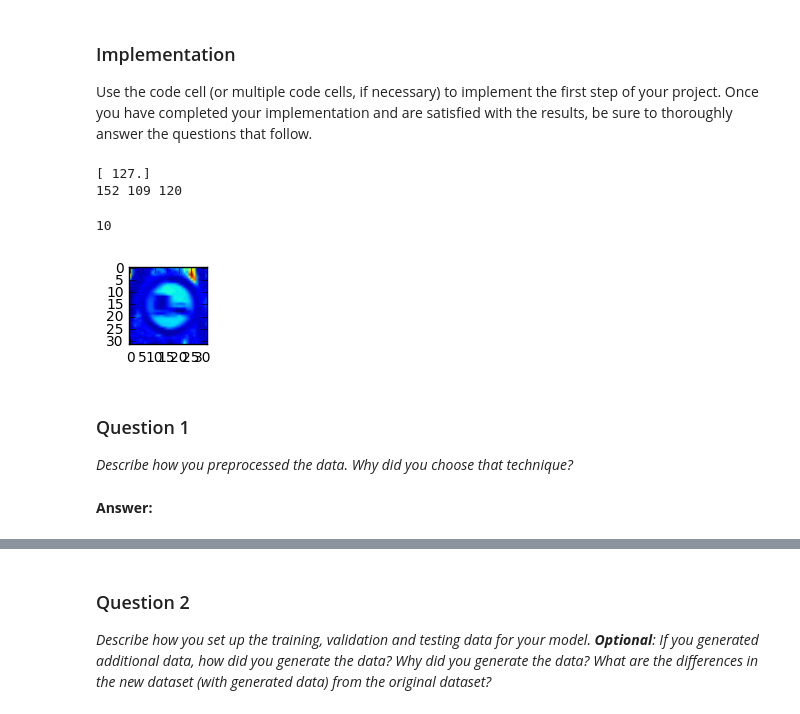
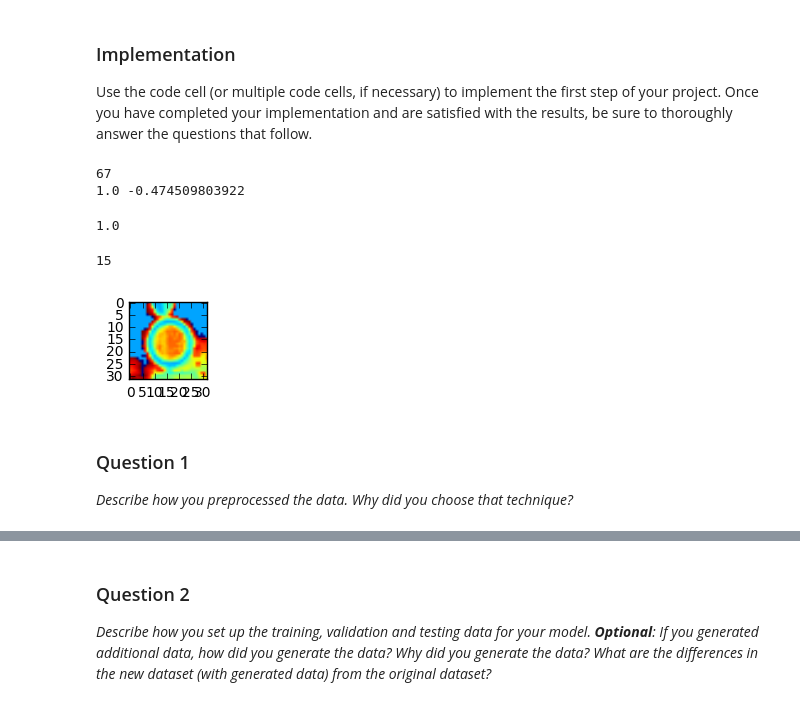
Before and after one commit to reinaldomaslim/CarND-Traffic-Sign-Classifier-Project, a Jupyter notebook: Traffic_Sign_Classifier.ipynb, the cells around one changed output, grey strips where cells are left out. Cells and saved outputs as stored; diff of their text form; code cells hidden in the pictures.

```diff
--- a/Traffic_Sign_Classifier.ipynb
+++ b/Traffic_Sign_Classifier.ipynb
@@ -19,8 +19,8 @@ import pickle
 
 # TODO: Fill this in based on where you saved the training and testing data
 
-training_file = "/home/rm/udacity/term_1/CarND-Traffic-Sign-Classifier-Project/train.p"
-testing_file = "/home/rm/udacity/term_1/CarND-Traffic-Sign-Classifier-Project/test.p"
+training_file = "/home/rm/CarND/term_1/CarND-Traffic-Sign-Classifier-Project/train.p"
+testing_file = "/home/rm/CarND/term_1/CarND-Traffic-Sign-Classifier-Project/test.p"
 
 with open(training_file, mode='rb') as f:
     train = pickle.load(f)
@@ -118,8 +118,8 @@ def normalize_grayscale(image_data):
     """
     gray = grayscale(image_data)
 
-    a = 0.1
-    b = 0.9
+    a = -1.0
+    b = 1.0
     grayscale_min = 0
     grayscale_max = 255
     return a + ( ( (gray - grayscale_min)*(b - a) )/( grayscale_max - grayscale_min ) )
@@ -127,58 +127,81 @@ def normalize_grayscale(image_data):
 def grayscale(image_data):
 
     result=np.empty((image_data.shape[0], image_data.shape[1], 1))
-    val=np.round(np.sum(image_data, axis=2)/3)
+    #val=np.round(np.sum(image_data, axis=2)/3)
+    val=np.round(np.add(np.add(0.21*image_data[:, :, 0], 0.726*image_data[:,:,1]), 0.07*image_data[:, :, 2]))
     result[:, :, 0]=val
-    return result
+    return result.astype('uint8')
 
 def normalize(image_data):
 
-    a = 0.1
-    b = 0.9
+    a = -1.0
+    b = 1.0
     val_min = 0
     val_max = 255
-    return a + ( ( (image_data - val_min)*(b - a) )/( val_max - val_min ) )
+    return a + (((image_data - val_min)*(b - a))/(val_max - val_min))
+
+
+def histogram_equalize(image_data):
+    hist, bins= np.histogram(image_data.flatten(),256, [0, 256])
+    cdf=hist.cumsum()
+    cdf_normalized=cdf*hist.max()/cdf.max()
+    cdf_m=np.ma.masked_equal(cdf,0)
+    cdf_m=(cdf_m-cdf_m.min())*255/(cdf_m.max()-cdf_m.min())
+    cdf=np.ma.filled(cdf_m, 0).astype('uint8')
+    img2=cdf[image_data]
+    return img2
 # %%
 import numpy as np
 
 training_data=np.empty((X_training.shape[0], X_training.shape[1], X_training.shape[2], 1))
 
 for i in range(len(X_training)):
-    training_data[i]=normalize(grayscale(X_training[i]))#normalize_grayscale(X_training[i])
+    training_data[i]=mean_subtract(normalize(histogram_equalize(grayscale(X_training[i]))))#normalize_grayscale(X_training[i])
 
 testing_data=np.empty((X_testing.shape[0], X_testing.shape[1], X_testing.shape[2], 1))
 
 for i in range(len(X_testing)):
-    testing_data[i]=normalize(grayscale(X_testing[i]))#normalize_grayscale(X_test[i])
+    testing_data[i]=mean_subtract(normalize(histogram_equalize(grayscale(X_testing[i]))))#normalize_grayscale(X_test[i])
 # %%
 #processed_train=X_training
 #processed_test=X_test
 
 img=X_training[0]
-print(grayscale(img)[3][3])
 
-print(img[3][3][0], img[3][3][1], img[3][3][2])
+pic=normalize(grayscale(img))
+print(np.amin(grayscale(img)))
+print(pic.max(), pic.min())
 # %% [output]
-[ 127.]
-152 109 120
+67
+1.0 -0.474509803922
+# %%
+def normalize(x):
+
+    a = -1
+    b = 1
+    val_min = 0
+    val_max = 255
+    result=a + (((x - val_min)*(b - a))/(val_max - val_min))
+    return result
+
+print(normalize(255))
+# %% [output]
+1.0
 # %%
 import random
 import numpy as np
 import matplotlib.pyplot as plt
 %matplotlib inline
 
-index = random.randint(0, len(processed_train))
-image = processed_train[index].squeeze()
-
+index = random.randint(0, len(training_data))
+image=training_data[index].squeeze()
 plt.figure(figsize=(1,1))
 plt.imshow(image)
 print(y_training[index])
 # %% [output]
-10
+15
-[figure, old version]
+[figure, new version]
 # %% [markdown]
 ### Question 1
 
 _Describe how you preprocessed the data. Why did you choose that technique?_
-# %% [markdown]
-**Answer:**
```
Also changed, not shown: parts of 22 cells of this notebook, 17 other files.
